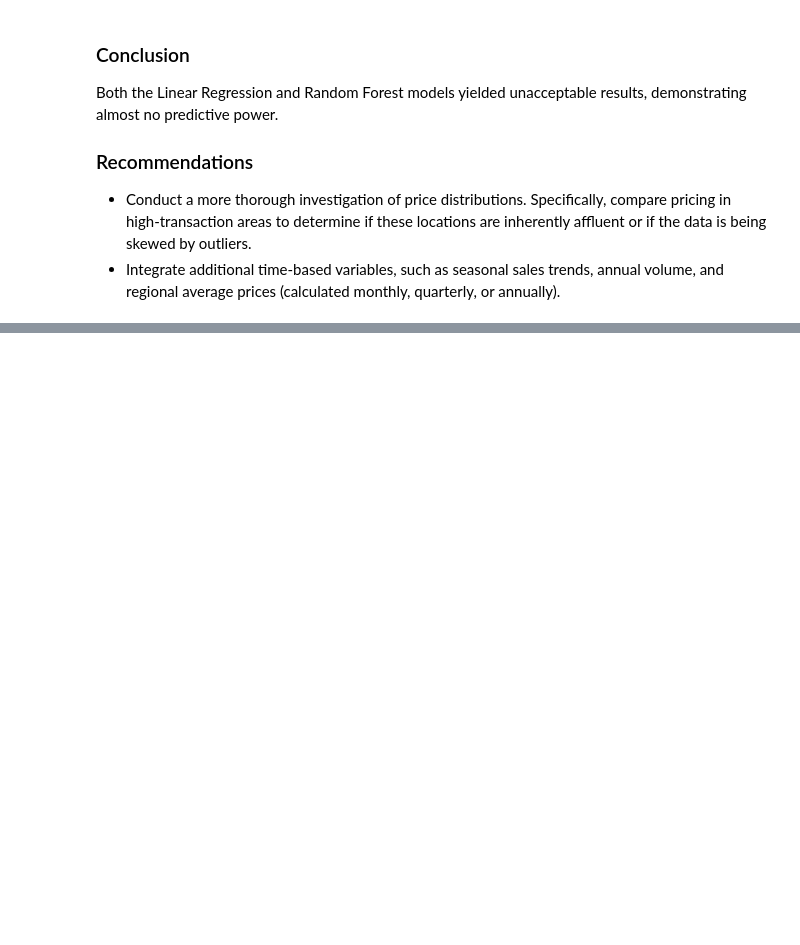
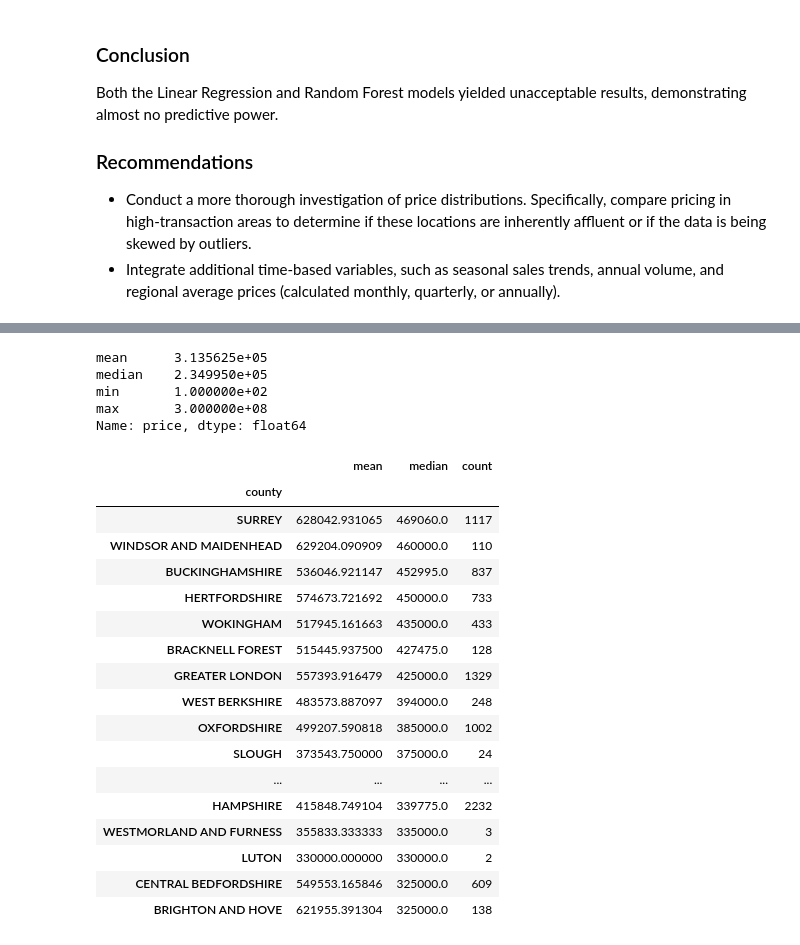
Before and after one commit to rbennum/house-price-prediction, a Jupyter notebook: notebooks/uk_house_price.ipynb, the cells around one changed output, grey strips where cells are left out. Cells and saved outputs as stored; diff of their text form; code cells hidden in the pictures; blank space fills up the shorter version.

```diff
--- a/notebooks/uk_house_price.ipynb
+++ b/notebooks/uk_house_price.ipynb
@@ -854,0 +893,29 @@ Both the Linear Regression and Random Forest models yielded unacceptable results
+# %%
+df_train['price'].agg(['mean', 'median', 'min', 'max'])
+# %% [output]
+mean      3.135625e+05
+median    2.349950e+05
+min       1.000000e+02
+max       3.000000e+08
+Name: price, dtype: float64
+# %%
+df_train.groupby(['county'])['price'].agg(['mean', 'median', 'count']).sort_values('median', ascending=False).head(20)
+# %% [output]
+|  | mean | median | count |
+| county |  |  |  |
+| SURREY | 628042.931065 | 469060.0 | 1117 |
+| WINDSOR AND MAIDENHEAD | 629204.090909 | 460000.0 | 110 |
+| BUCKINGHAMSHIRE | 536046.921147 | 452995.0 | 837 |
+| HERTFORDSHIRE | 574673.721692 | 450000.0 | 733 |
+| WOKINGHAM | 517945.161663 | 435000.0 | 433 |
+| BRACKNELL FOREST | 515445.937500 | 427475.0 | 128 |
+| GREATER LONDON | 557393.916479 | 425000.0 | 1329 |
+| WEST BERKSHIRE | 483573.887097 | 394000.0 | 248 |
+| OXFORDSHIRE | 499207.590818 | 385000.0 | 1002 |
+| SLOUGH | 373543.750000 | 375000.0 | 24 |
+| ... | ... | ... | ... |
+| HAMPSHIRE | 415848.749104 | 339775.0 | 2232 |
+| WESTMORLAND AND FURNESS | 355833.333333 | 335000.0 | 3 |
+| LUTON | 330000.000000 | 330000.0 | 2 |
+| CENTRAL BEDFORDSHIRE | 549553.165846 | 325000.0 | 609 |
+| BRIGHTON AND HOVE | 621955.391304 | 325000.0 | 138 |
```
Also changed, not shown: parts of 23 cells of this notebook.
